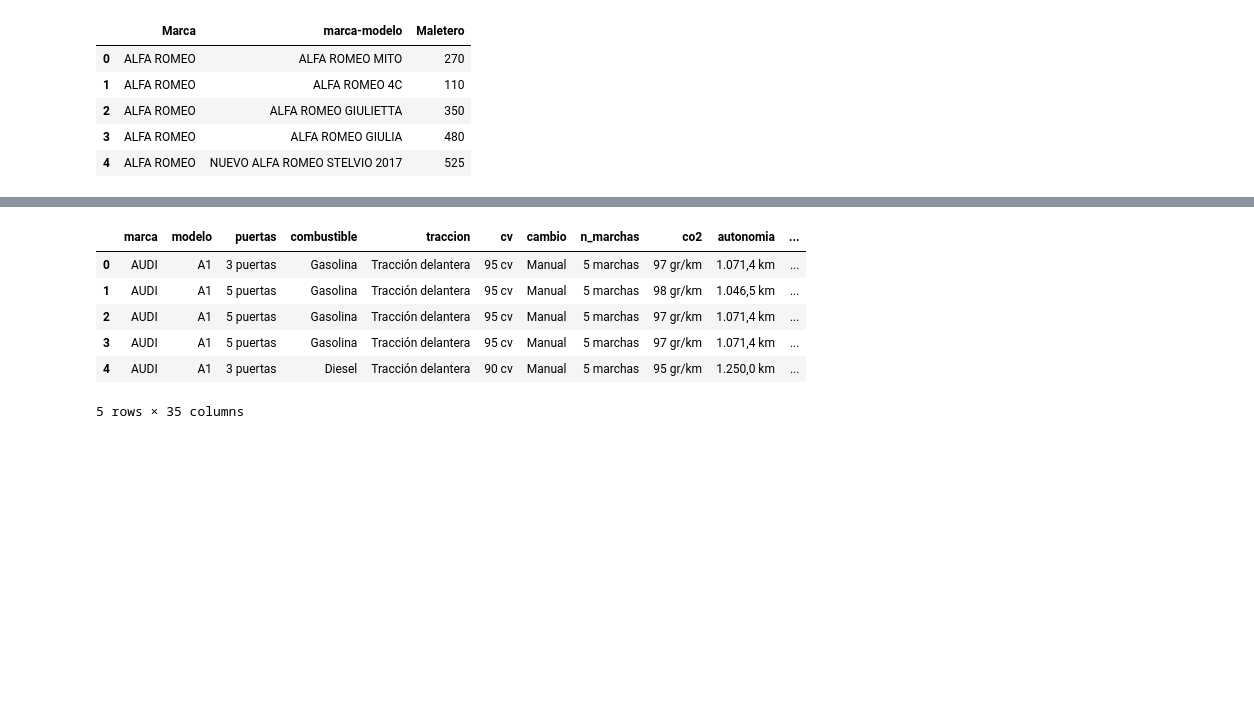
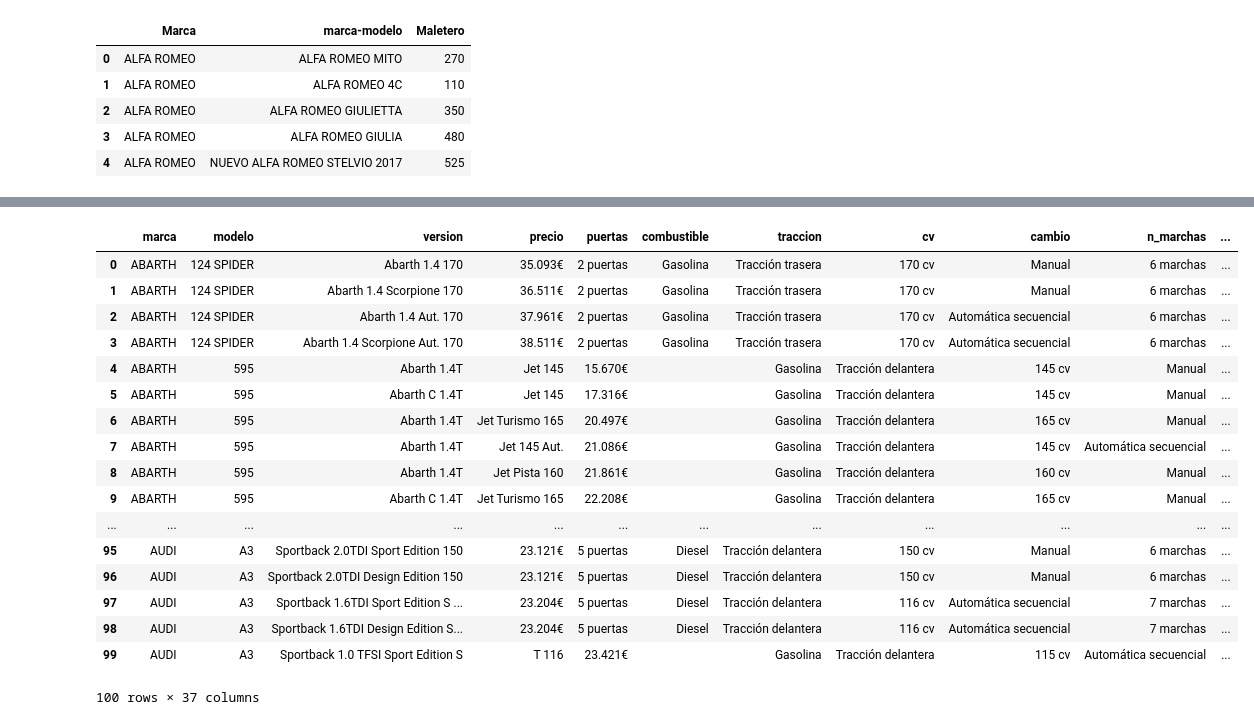
Before and after one commit to prealfer/TFM_Recomendador_de_automoviles, a Jupyter notebook: Construcción Dataframe definitivo.ipynb, the cells around one changed output, grey strips where cells are left out. Cells and saved outputs as stored; diff of their text form; code cells hidden in the pictures; blank space fills up the shorter version.

```diff
--- a/Construcción Dataframe definitivo.ipynb
+++ b/Construcción Dataframe definitivo.ipynb
@@ -18,8 +18,10 @@ total 33728
 # %%
 import pandas as pd
 import numpy as np
+# %%
+pd.set_option('display.max_columns', None)
 # %%
-datos = pd.read_csv('versiones_con_precio',header=0)
+datos = pd.read_csv('Dataframe_limpio.csv',header=0)
 datos = datos.drop('Unnamed: 0',axis=1)
 datos.head()
 # %% [output]
@@ -125,2 +94,2 @@ hola = busca_capacidad('ALFA ROMEO 4C')
 # %%
-listado_modelos = datos['marca-modelo']
+resultado = datos.merge(maleteros,how='outer',on='marca-modelo')
@@ -230,2 +95,0 @@ VOLVO XC90
-# %%
-resultado = datos.merge(maleteros,how='inner',on='marca-modelo')
@@ -232,10 +116,21 @@ resultado = datos.merge(maleteros,how='inner',on='marca-modelo')
 # %%
-resultado.head()
+resultado.head(100)
 # %% [output]
-|  | marca | modelo | puertas | combustible | traccion | cv | cambio | n_marchas | co2 | autonomia | ... |
-| 0 | AUDI | A1 | 3 puertas | Gasolina | Tracción delantera | 95 cv | Manual | 5 marchas | 97 gr/km | 1.071,4 km | ... |
-| 1 | AUDI | A1 | 5 puertas | Gasolina | Tracción delantera | 95 cv | Manual | 5 marchas | 98 gr/km | 1.046,5 km | ... |
-| 2 | AUDI | A1 | 5 puertas | Gasolina | Tracción delantera | 95 cv | Manual | 5 marchas | 97 gr/km | 1.071,4 km | ... |
-| 3 | AUDI | A1 | 5 puertas | Gasolina | Tracción delantera | 95 cv | Manual | 5 marchas | 97 gr/km | 1.071,4 km | ... |
-| 4 | AUDI | A1 | 3 puertas | Diesel | Tracción delantera | 90 cv | Manual | 5 marchas | 95 gr/km | 1.250,0 km | ... |
+|  | marca | modelo | version | precio | puertas | combustible | traccion | cv | cambio | n_marchas | ... |
+| 0 | ABARTH | 124 SPIDER | Abarth 1.4 170 | 35.093€ | 2 puertas | Gasolina | Tracción trasera | 170 cv | Manual | 6 marchas | ... |
+| 1 | ABARTH | 124 SPIDER | Abarth 1.4 Scorpione 170 | 36.511€ | 2 puertas | Gasolina | Tracción trasera | 170 cv | Manual | 6 marchas | ... |
+| 2 | ABARTH | 124 SPIDER | Abarth 1.4 Aut. 170 | 37.961€ | 2 puertas | Gasolina | Tracción trasera | 170 cv | Automática secuencial | 6 marchas | ... |
+| 3 | ABARTH | 124 SPIDER | Abarth 1.4 Scorpione Aut. 170 | 38.511€ | 2 puertas | Gasolina | Tracción trasera | 170 cv | Automática secuencial | 6 marchas | ... |
+| 4 | ABARTH | 595 | Abarth 1.4T | Jet 145 | 15.670€ |  | Gasolina | Tracción delantera | 145 cv | Manual | ... |
+| 5 | ABARTH | 595 | Abarth C 1.4T | Jet 145 | 17.316€ |  | Gasolina | Tracción delantera | 145 cv | Manual | ... |
+| 6 | ABARTH | 595 | Abarth 1.4T | Jet Turismo 165 | 20.497€ |  | Gasolina | Tracción delantera | 165 cv | Manual | ... |
+| 7 | ABARTH | 595 | Abarth 1.4T | Jet 145 Aut. | 21.086€ |  | Gasolina | Tracción delantera | 145 cv | Automática secuencial | ... |
+| 8 | ABARTH | 595 | Abarth 1.4T | Jet Pista 160 | 21.861€ |  | Gasolina | Tracción delantera | 160 cv | Manual | ... |
+| 9 | ABARTH | 595 | Abarth C 1.4T | Jet Turismo 165 | 22.208€ |  | Gasolina | Tracción delantera | 165 cv | Manual | ... |
+| ... | ... | ... | ... | ... | ... | ... | ... | ... | ... | ... | ... |
+| 95 | AUDI | A3 | Sportback 2.0TDI Sport Edition 150 | 23.121€ | 5 puertas | Diesel | Tracción delantera | 150 cv | Manual | 6 marchas | ... |
+| 96 | AUDI | A3 | Sportback 2.0TDI Design Edition 150 | 23.121€ | 5 puertas | Diesel | Tracción delantera | 150 cv | Manual | 6 marchas | ... |
+| 97 | AUDI | A3 | Sportback 1.6TDI Sport Edition S ... | 23.204€ | 5 puertas | Diesel | Tracción delantera | 116 cv | Automática secuencial | 7 marchas | ... |
+| 98 | AUDI | A3 | Sportback 1.6TDI Design Edition S... | 23.204€ | 5 puertas | Diesel | Tracción delantera | 116 cv | Automática secuencial | 7 marchas | ... |
+| 99 | AUDI | A3 | Sportback 1.0 TFSI Sport Edition S | T 116 | 23.421€ |  | Gasolina | Tracción delantera | 115 cv | Automática secuencial | ... |
-5 rows × 35 columns
+100 rows × 37 columns
```
Also changed, not shown: parts of 18 cells of this notebook, 1 other file.
